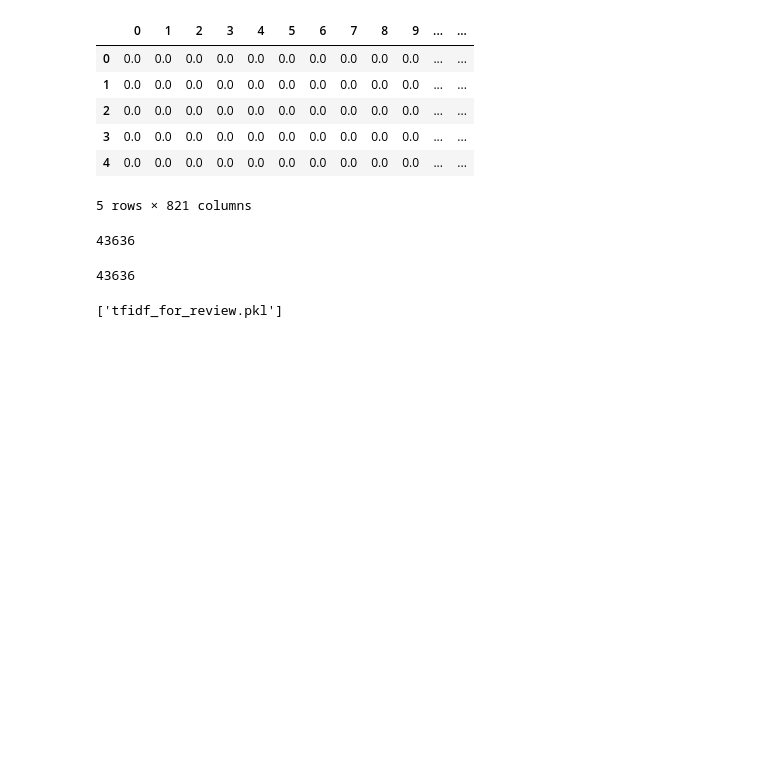
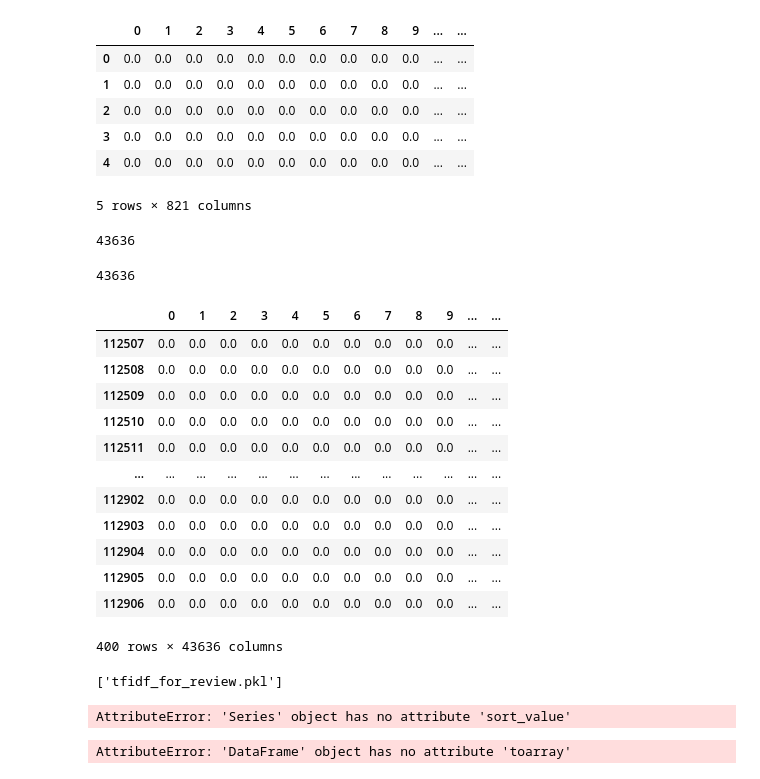
Before and after one commit to ambuj-1211/ml_healthcare_project, a Jupyter notebook: lemmatization_code copy.ipynb, the cells around one changed output. Saved outputs shown, nothing was run; the diff lists cells and outputs as text; code cells hidden in the pictures; blank space fills up the shorter version.

```diff
--- a/lemmatization_code copy.ipynb
+++ b/lemmatization_code copy.ipynb
@@ -223,6 +223,22 @@ X_test_df=pd.DataFrame(X_test_sparse.toarray())
 len(X_test_df.columns)
 # %% [output]
 43636
+# %%
+X_train_df.tail(400)
+# %% [output]
+|  | 0 | 1 | 2 | 3 | 4 | 5 | 6 | 7 | 8 | 9 | ... | ... |
+| 112507 | 0.0 | 0.0 | 0.0 | 0.0 | 0.0 | 0.0 | 0.0 | 0.0 | 0.0 | 0.0 | ... | ... |
+| 112508 | 0.0 | 0.0 | 0.0 | 0.0 | 0.0 | 0.0 | 0.0 | 0.0 | 0.0 | 0.0 | ... | ... |
+| 112509 | 0.0 | 0.0 | 0.0 | 0.0 | 0.0 | 0.0 | 0.0 | 0.0 | 0.0 | 0.0 | ... | ... |
+| 112510 | 0.0 | 0.0 | 0.0 | 0.0 | 0.0 | 0.0 | 0.0 | 0.0 | 0.0 | 0.0 | ... | ... |
+| 112511 | 0.0 | 0.0 | 0.0 | 0.0 | 0.0 | 0.0 | 0.0 | 0.0 | 0.0 | 0.0 | ... | ... |
+| ... | ... | ... | ... | ... | ... | ... | ... | ... | ... | ... | ... | ... |
+| 112902 | 0.0 | 0.0 | 0.0 | 0.0 | 0.0 | 0.0 | 0.0 | 0.0 | 0.0 | 0.0 | ... | ... |
+| 112903 | 0.0 | 0.0 | 0.0 | 0.0 | 0.0 | 0.0 | 0.0 | 0.0 | 0.0 | 0.0 | ... | ... |
+| 112904 | 0.0 | 0.0 | 0.0 | 0.0 | 0.0 | 0.0 | 0.0 | 0.0 | 0.0 | 0.0 | ... | ... |
+| 112905 | 0.0 | 0.0 | 0.0 | 0.0 | 0.0 | 0.0 | 0.0 | 0.0 | 0.0 | 0.0 | ... | ... |
+| 112906 | 0.0 | 0.0 | 0.0 | 0.0 | 0.0 | 0.0 | 0.0 | 0.0 | 0.0 | 0.0 | ... | ... |
+400 rows × 43636 columns
 # %%
 import joblib
 joblib.dump(tfidf,'tfidf_for_review.pkl')
@@ -231 +255,5 @@ joblib.dump(tfidf,'tfidf_for_review.pkl')
+# %%
+df.condition.value_counts().sort_value(ascending=False).head(20)
+# %% [output]
+AttributeError: 'Series' object has no attribute 'sort_value'
 # %%
@@ -251,32 +279,34 @@ class Model(nn.Module):
 # %%
-#training
-# 43636
-# GD -> All examples -> Model -> Loss -> Optimize = Update
-# SGD -> Not all examples but one -> Model -> Loss -> Optimize -> Repeat for all examples
-# MBGD -> Not one not all, but k examples -> Model -> Loss -> Optimize -> Repeat for next batch
-# Batch size = 100; Total examples = 10000
+# #training
+# # 43636
+# # GD -> All examples -> Model -> Loss -> Optimize = Update
+# # SGD -> Not all examples but one -> Model -> Loss -> Optimize -> Repeat for all examples
+# # MBGD -> Not one not all, but k examples -> Model -> Loss -> Optimize -> Repeat for next batch
+# # Batch size = 100; Total examples = 10000
 
-batch_size = 1024
-epoch = 8
-model = Model()
-learning_rate = 1e-3
-optimizer = torch.optim.Adam(model.parameters(), lr = learning_rate)
-final_loss = []
-for i in range(epoch):
-    batch_idx=0
-    while (batch_idx+1)*batch_size < X_train_df.shape[0]:
-        batch_X = X_train_df[batch_idx*batch_size:(batch_idx+1)*batch_size].toarray()
-        batch_y = y_train2condi[batch_idx*batch_size:(batch_idx+1)*batch_size]
-        y_pred = model.forward(torch.Tensor(batch_X))
+# batch_size = 1024
+# epoch = 8
+# model = Model()
+# learning_rate = 1e-3
+# optimizer = torch.optim.Adam(model.parameters(), lr = learning_rate)
+# final_loss = []
+# for i in range(epoch):
+#     batch_idx=0
+#     while (batch_idx+1)*batch_size < X_train_df.shape[0]:
+#         batch_X = X_train_df[batch_idx*batch_size:(batch_idx+1)*batch_size].toarray()
+#         batch_y = y_train2condi[batch_idx*batch_size:(batch_idx+1)*batch_size]
+#         y_pred = model.forward(torch.Tensor(batch_X))
 
-        loss = loss_fn(y_pred, torch.Tensor(np.array(batch_y)))
-        final_losses.append(loss)
+#         loss = loss_fn(y_pred, torch.Tensor(np.array(batch_y)))
+#         final_losses.append(loss)
 
-        optimizer.zero_grad()
-        loss.backward()
-        optimizer.step()
-        batch_idx += 1
-        del batch_X
-        del batch_y
+#         optimizer.zero_grad()
+#         loss.backward()
+#         optimizer.step()
+#         batch_idx += 1
+#         del batch_X
+#         del batch_y
 
-        print(f'Epoch #{i+1}; Batch #{batch_idx+1}; Loss: {loss.item()}')
+#         print(f'Epoch #{i+1}; Batch #{batch_idx+1}; Loss: {loss.item()}')
+# %% [output]
+AttributeError: 'DataFrame' object has no attribute 'toarray'
```
Also changed, not shown: parts of 2 cells of this notebook, 2 other files.
